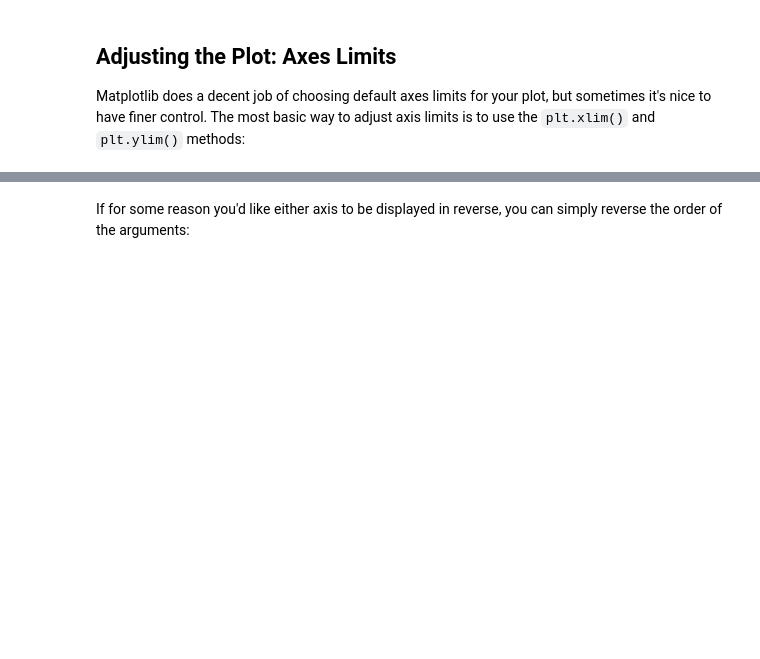
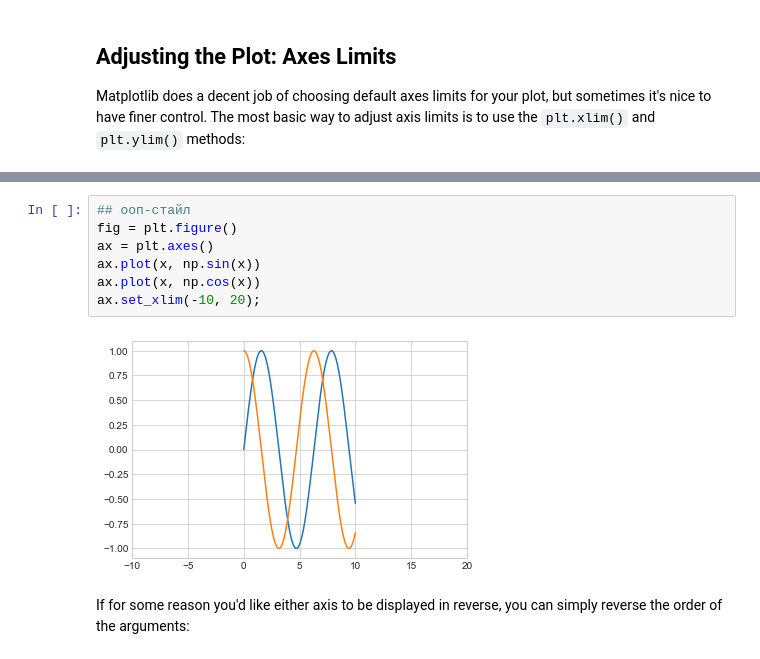
Before and after one commit to gbrs/VanderPlas_Python_DS_Handbook, a Jupyter notebook: notebooks/04.01-Simple-Line-Plots.ipynb, the cells around one changed output, grey strips where cells are left out. Cells and saved outputs as stored; diff of their text form; blank space fills up the shorter version.

```diff
--- a/notebooks/04.01-Simple-Line-Plots.ipynb
+++ b/notebooks/04.01-Simple-Line-Plots.ipynb
@@ -131,3 +144,12 @@ plt.ylim(-1.5, 1.5);
+# %%
+## ооп-стайл
+fig = plt.figure()
+ax = plt.axes()
+ax.plot(x, np.sin(x))
+ax.plot(x, np.cos(x))
+ax.set_xlim(-10, 20);
+# %% [output]
+[figure, added]
 # %% [markdown]
 If for some reason you'd like either axis to be displayed in reverse, you can simply reverse the order of the arguments:
 # %%
```
Also changed, not shown: parts of 12 cells of this notebook.
